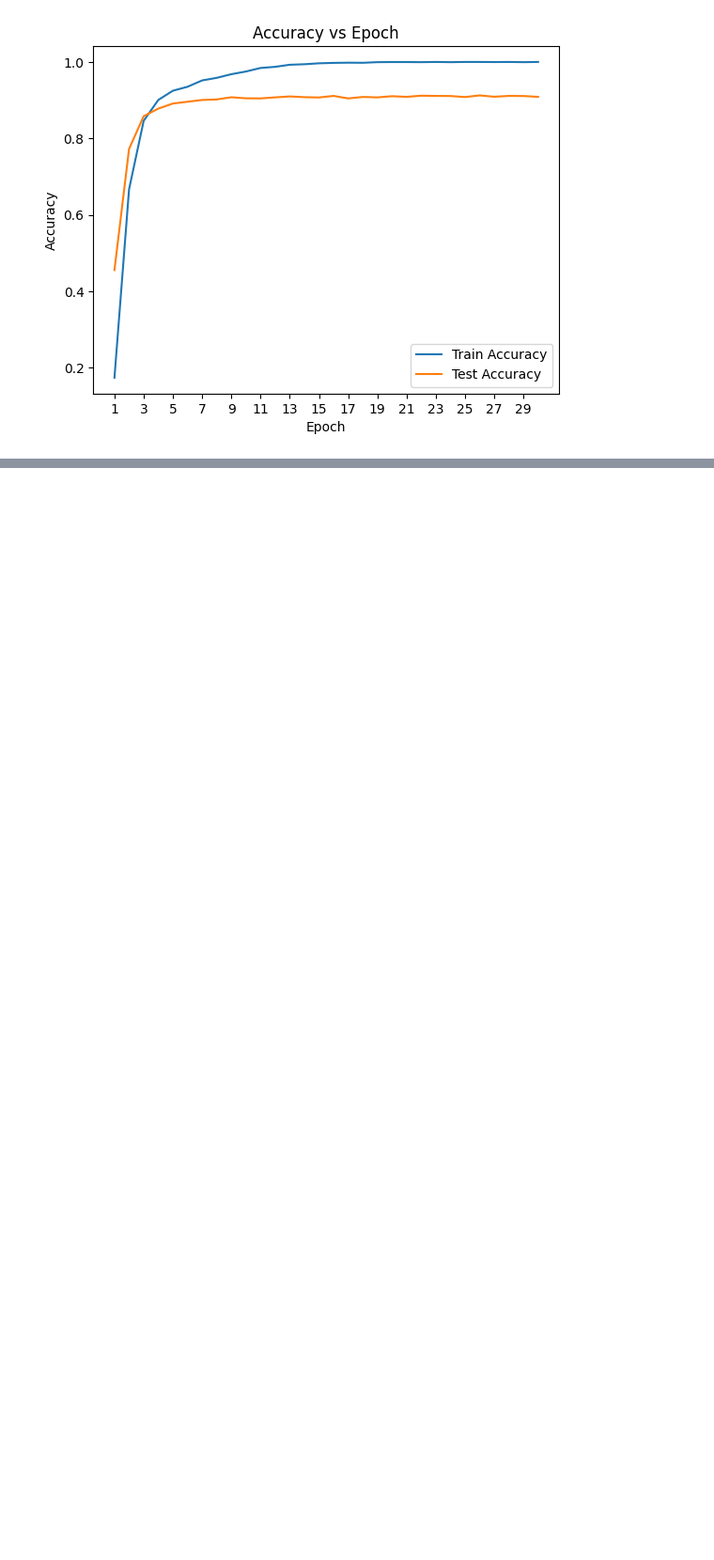
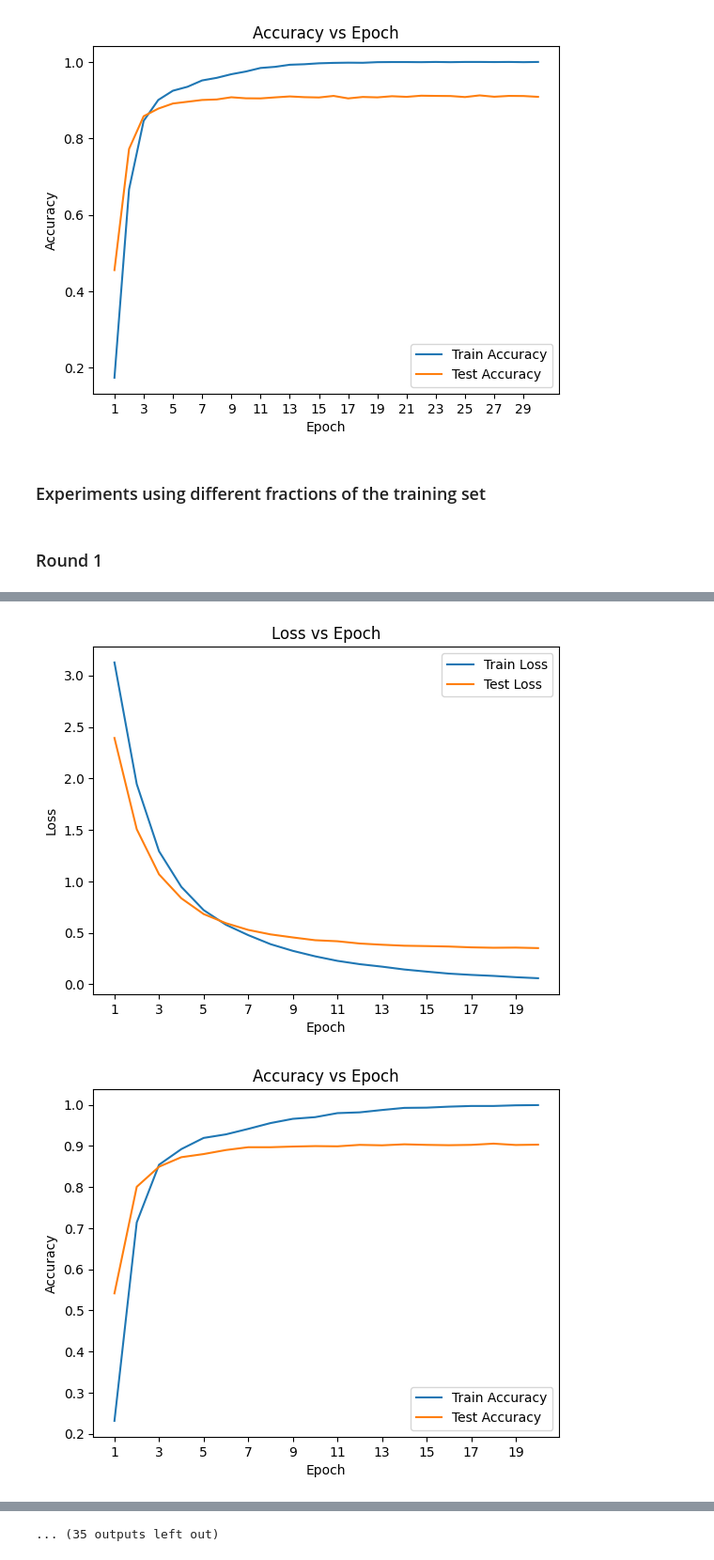
Before and after one commit to nbosiacki/dd2424_final_project, a Jupyter notebook: basic_project.ipynb, the cells around one changed output, grey strips where cells are left out. Shown at 94% size. Saved outputs shown, nothing was run; the diff lists cells and outputs as text; code cells hidden in the pictures; blank space fills up the shorter version.

Commit message:
experiments using different fractions of the training set

```diff
--- a/basic_project.ipynb
+++ b/basic_project.ipynb
@@ -326,3 +326,63 @@ Epoch 30/30 | Train loss: 0.0181, acc: 1.0000 | Test loss: 0.3294, acc: 0.9087
 Best test acc: 0.9125
 [figure]
 [figure]
+# %% [markdown]
+### Experiments using different fractions of the training set
+# %% [markdown]
+### Round 1
+# %%
+importlib.reload(bp)
+
+FRACTIONS   = [1.0, 0.1, 0.01]
+NUM_EPOCHS  = 20
+BASE_LR     = 1e-5
+strategy1_results = {}
+strategy2_results = {}
+
+test_loader = DataLoader(test_data, batch_size=32, shuffle=False, num_workers=2)
+
+for frac in FRACTIONS:
+    print(f"\n{'='*60}\nFRACTION: {frac*100:.0f}%\n{'='*60}")
+    subset      = bp.get_stratified_subset(train_data, frac)
+    frac_loader = DataLoader(subset, batch_size=32, shuffle=True, num_workers=2)
+
+    # Strategy 1
+    strategy1_results[frac] = {}
+    for l in range(1, 5):
+        model     = bp.get_model_finetune(num_classes=37).to(device)
+        bp.unfreeze_layers(model, l)
+        optimizer = bp.get_optimizer(model, l, base_lr=BASE_LR)
+        criterion = nn.CrossEntropyLoss()
+
+        print(f"\n-- S1 l={l} | frac={frac} --")
+        train_losses, test_losses, train_accs, test_accs, _, best_acc = bp.train_with_history(
+            model, frac_loader, test_loader, optimizer, criterion, device, num_epochs=NUM_EPOCHS
+        )
+        bp.plot_training_curves(train_losses, test_losses, train_accs, test_accs)
+        strategy1_results[frac][l] = best_acc
+
+    # Strategy 2
+    model     = bp.get_model_finetune(num_classes=37).to(device)
+    criterion = nn.CrossEntropyLoss()
+    strategy2_best = 0.0
+    all_train_losses, all_test_losses, all_train_accs, all_test_accs = [], [], [], []
+
+    for stage in range(4):
+        bp.unfreeze_layers(model, stage + 1)
+        optimizer = bp.get_optimizer(model, stage + 1, base_lr=BASE_LR)
+        print(f"\n-- S2 stage={stage+1} | frac={frac} --")
+        train_losses, test_losses, train_accs, test_accs, _, best_acc = bp.train_with_history(
+            model, frac_loader, test_loader, optimizer, criterion, device, num_epochs=5
+        )
+        all_train_losses += train_losses
+        all_test_losses  += test_losses
+        all_train_accs   += train_accs
+        all_test_accs    += test_accs
+        strategy2_best    = max(strategy2_best, best_acc)
+
+    bp.plot_training_curves(all_train_losses, all_test_losses, all_train_accs, all_test_accs)
+    strategy2_results[frac] = strategy2_best
+
+bp.print_summary(strategy1_results, strategy2_results, FRACTIONS)
+bp.plot_fraction_comparison(strategy1_results, strategy2_results, FRACTIONS)
+# %% [output]
@@ -328,0 +406,2 @@ Best test acc: 0.9125
+[figure, added]
+[figure, added]
@@ -328,0 +465 @@ Best test acc: 0.9125
+... (35 outputs left out)
```
Also changed, not shown: parts of 10 cells of this notebook, 2 other files.
